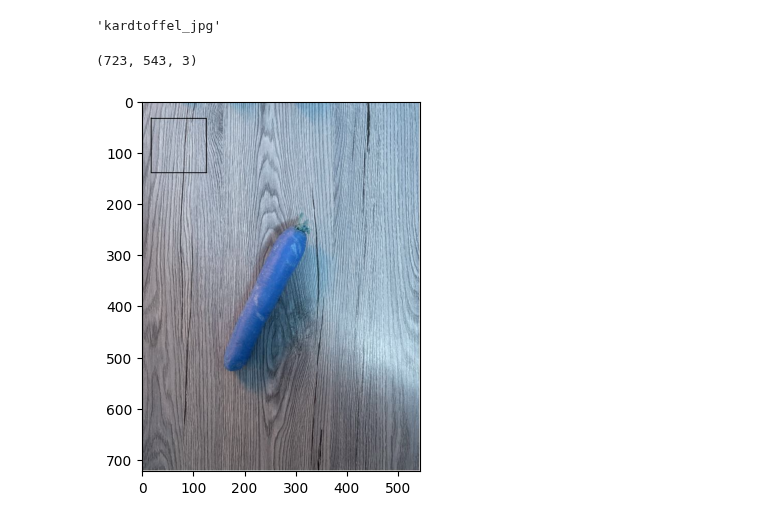
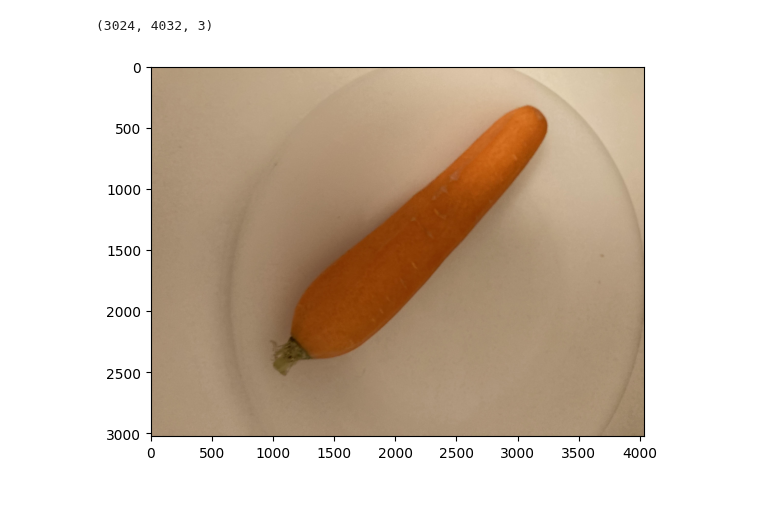
Before and after one commit to leons1396/AI_project, a Jupyter notebook: jupyter/image_preprocessing.ipynb, the cells around one changed output. Saved outputs shown, nothing was run; the diff lists cells and outputs as text; code cells hidden in the pictures.

```diff
--- a/jupyter/image_preprocessing.ipynb
+++ b/jupyter/image_preprocessing.ipynb
@@ -37,5 +19,0 @@ folders = [folder for folder in os.listdir(path_rename)]
-# %%
-st = "KarDtoffel_jpg"
-st.lower()
-# %% [output]
-'kardtoffel_jpg'
@@ -49,12 +20,12 @@ for fold in image_folders_trieb:
 # %%
 path = "G:\Meine Ablage\Images_AI_Project\karotte_jpg"
-ref_carrot = plt.imread(path.replace("\\","/")+"/ref_object.jpg")
-ref_carrot.shape
+carrot = plt.imread(path.replace("\\","/")+"/karotte_(221).jpg")
+carrot.shape
 # %% [output]
-(723, 543, 3)
+(3024, 4032, 3)
 # %%
-show_image_plt(ref_carrot)
+show_image_plt(carrot)
 # %% [output]
-[figure, old version]
+[figure, new version]
 # %%
 def show_image_plt(img):
```
Also changed, not shown: parts of 8 cells of this notebook, 2 other files.
